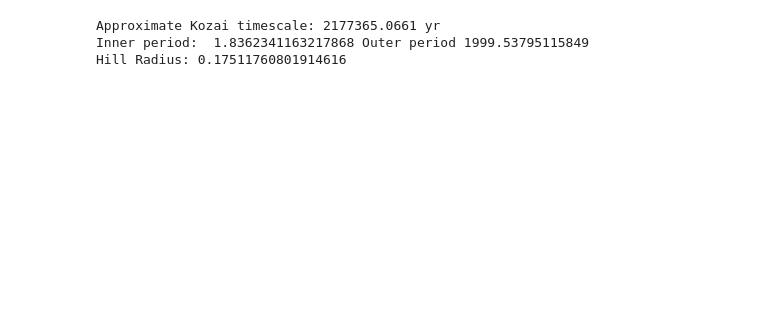
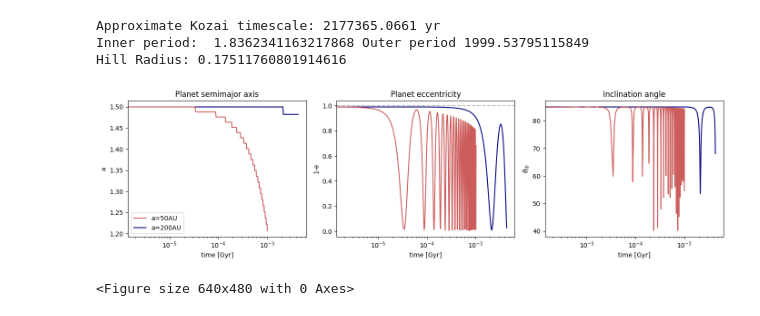
Before and after one commit to andrewcumming/phys633, a Jupyter notebook: Projects/HJ_migration.ipynb, the cells around one changed output. Drawn from its saved outputs; the diff is of its cells as text; code cells hidden in the pictures; blank space fills up the shorter version.

```diff
--- a/Projects/HJ_migration.ipynb
+++ b/Projects/HJ_migration.ipynb
@@ -335,31 +344,35 @@ Hill Radius: 0.17511760801914616
 plt.close('all')
 fig, axes = plt.subplots(1, 3, figsize=(14, 4))
 
 axes[0].plot(times4/1e9, ap4, color ='indianred', label='a=50AU', zorder=1)
 axes[0].plot(times5/1e9, ap5, color ='navy', label='a=200AU', zorder=0)
 axes[0].set_xlabel('time [Gyr]')
 axes[0].set_ylabel('a')
 axes[0].set_title('Planet semimajor axis')
 axes[0].set_xscale('log')
 axes[0].legend()
 #axes[0].text(x=10e-5, y=0.2, s=f"Max e at t = {t_max/1e6:.3f} Myr")
 #axes[0].axvline(x=t_max/1e9, color='gray', alpha=0.5, linestyle='--')
 
 axes[1].plot(times4/1e9, 1-ep4,color ='indianred', zorder=1)
 axes[1].plot(times5/1e9, 1-ep5,color ='navy', zorder=0)
 axes[1].axhline(y=1, color='gray', alpha=0.5, linestyle='--')
 axes[1].set_xlabel('time [Gyr]')
 axes[1].set_ylabel('1-e')
 axes[1].set_title('Planet eccentricity')
 axes[1].set_xscale('log')
 
 axes[2].plot(times4/1e9, np.degrees(inc4), color ='indianred', zorder=1)
 axes[2].plot(times5/1e9, np.degrees(inc5), color ='navy', zorder=0)
 axes[2].set_xlabel('time [Gyr]')
 axes[2].set_ylabel(r'$\theta_{lb}$')
 axes[2].set_title('Inclination angle')
 axes[2].set_xscale('log')
 
-#plt.tight_layout()
+plt.tight_layout()
+plt.show()
 plt.savefig("comparison.png", dpi=200)
 plt.close(fig)
+# %% [output]
+[figure, added]
+<Figure size 640x480 with 0 Axes>
```
Also changed, not shown: parts of 9 cells of this notebook.
